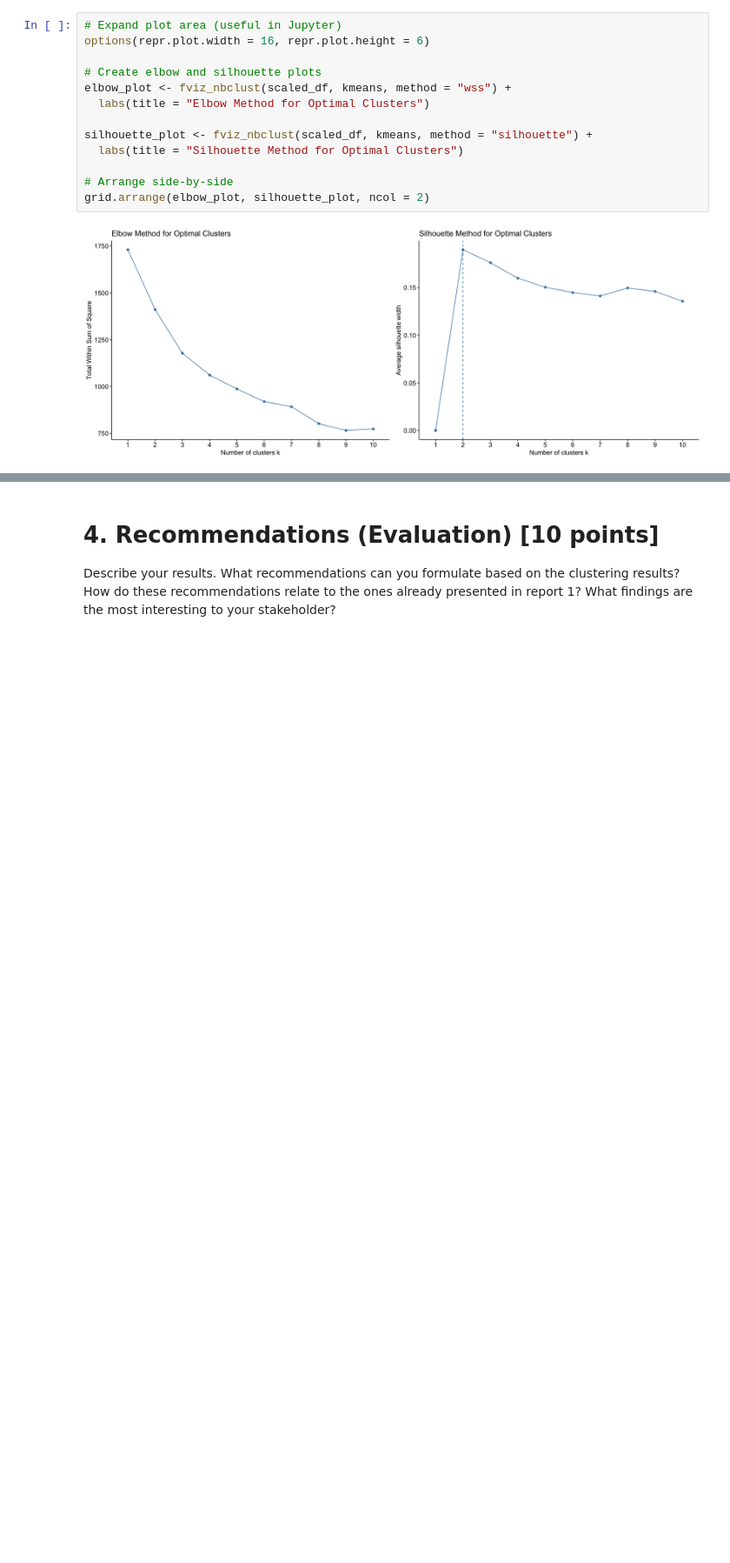
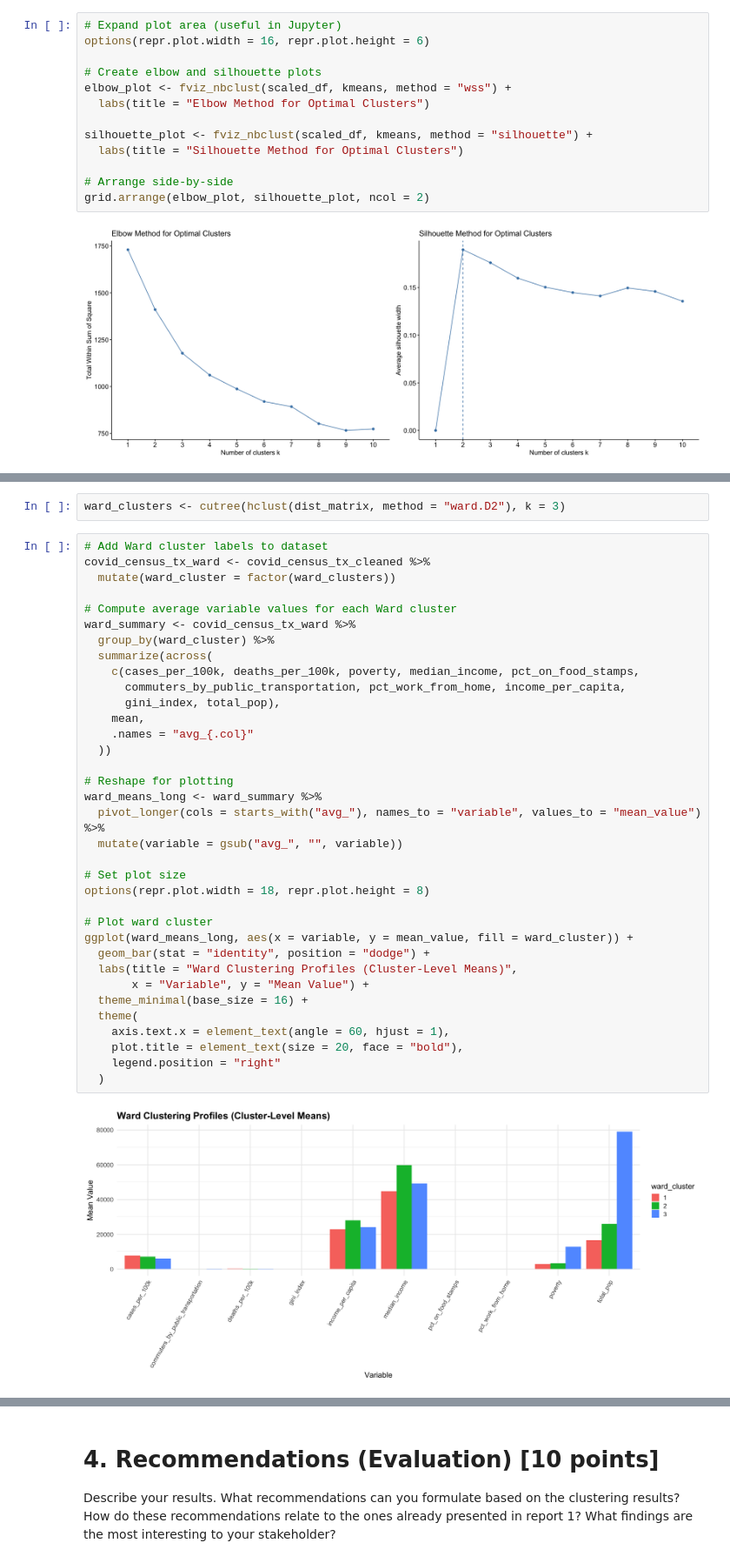
Before and after one commit to Juan-Carlos-D/DM-Team, a Jupyter notebook: Project 2/Rough Drafts/RD 1.ipynb, the cells around one changed output, grey strips where cells are left out. Shown at 87% size. Saved outputs shown, nothing was run; the diff lists cells and outputs as text; blank space fills up the shorter version.

```diff
--- a/Project 2/Rough Drafts/RD 1.ipynb
+++ b/Project 2/Rough Drafts/RD 1.ipynb
@@ -923,0 +1231,39 @@ Step 5: Cluster Interpretation & Evaluation
+# %%
+ward_clusters <- cutree(hclust(dist_matrix, method = "ward.D2"), k = 3)
+# %%
+# Add Ward cluster labels to dataset
+covid_census_tx_ward <- covid_census_tx_cleaned %>%
+  mutate(ward_cluster = factor(ward_clusters))
+
+# Compute average variable values for each Ward cluster
+ward_summary <- covid_census_tx_ward %>%
+  group_by(ward_cluster) %>%
+  summarize(across(
+    c(cases_per_100k, deaths_per_100k, poverty, median_income, pct_on_food_stamps,
+      commuters_by_public_transportation, pct_work_from_home, income_per_capita,
+      gini_index, total_pop),
+    mean,
+    .names = "avg_{.col}"
+  ))
+
+# Reshape for plotting
+ward_means_long <- ward_summary %>%
+  pivot_longer(cols = starts_with("avg_"), names_to = "variable", values_to = "mean_value") %>%
+  mutate(variable = gsub("avg_", "", variable))
+
+# Set plot size
+options(repr.plot.width = 18, repr.plot.height = 8)
+
+# Plot ward cluster
+ggplot(ward_means_long, aes(x = variable, y = mean_value, fill = ward_cluster)) +
+  geom_bar(stat = "identity", position = "dodge") +
+  labs(title = "Ward Clustering Profiles (Cluster-Level Means)",
+       x = "Variable", y = "Mean Value") +
+  theme_minimal(base_size = 16) +
+  theme(
+    axis.text.x = element_text(angle = 60, hjust = 1),
+    plot.title = element_text(size = 20, face = "bold"),
+    legend.position = "right"
+  )
+# %% [output]
+[figure, added]
```
Also changed, not shown: parts of 56 cells of this notebook.
